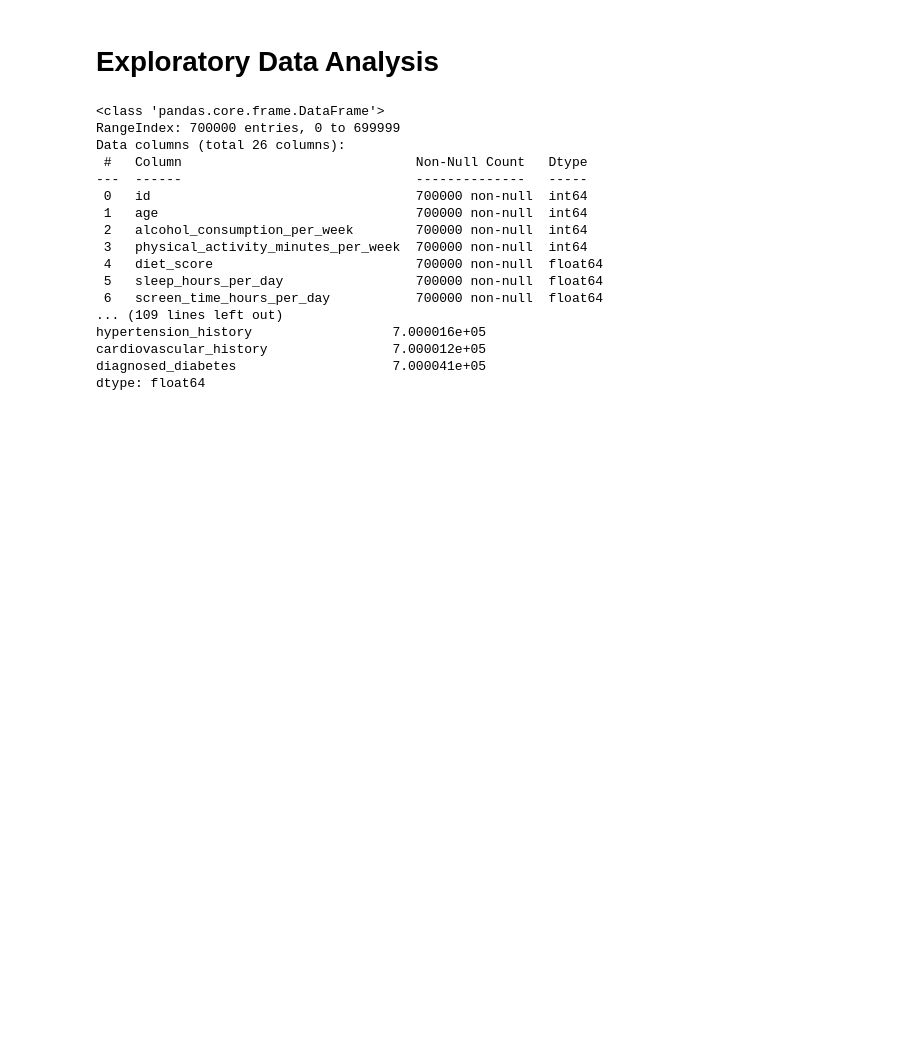
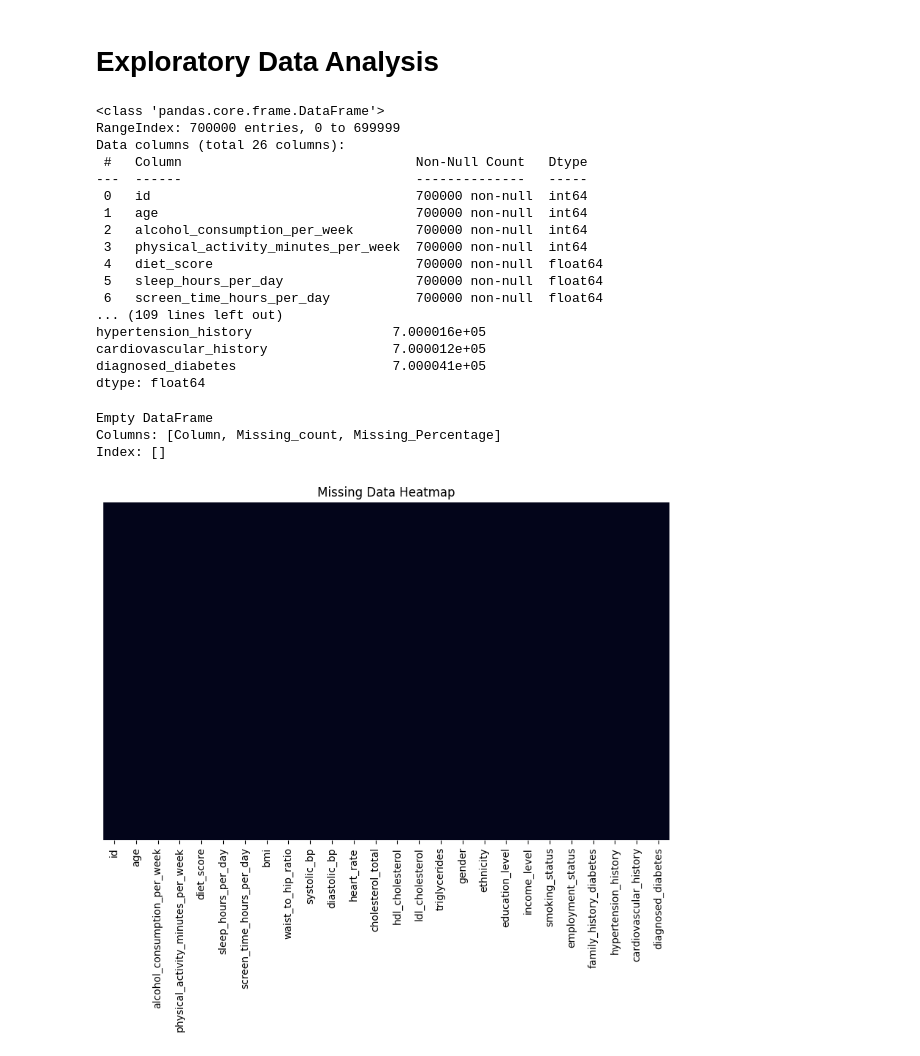
Before and after one commit to saadyaq/diabetes_prediction_challenge, a Jupyter notebook: main.ipynb, the cells around one changed output. Saved outputs shown, nothing was run; the diff lists cells and outputs as text; code cells hidden in the pictures; blank space fills up the shorter version.

```diff
--- a/main.ipynb
+++ b/main.ipynb
@@ -88,0 +86,24 @@ missing_pct=(missing/len(df_train))*1000
+# %%
+#count missing values
+
+missing=df_train.isnull().sum()
+missing_pct=(missing/len(df_train))*1000
+missing_df=pd.DataFrame({
+    "Column":missing.index,
+    "Missing_count": missing.values,
+    "Missing_Percentage": missing_pct.values
+})
+
+missing_df=missing_df[missing_df["Missing_count"]>0].sort_values("Missing_count",ascending=False)
+print(missing_df)
+
+# Visualize missing data
+plt.figure(figsize=(10, 6))
+sns.heatmap(df_train.isnull(), cbar=False, yticklabels=False)
+plt.title('Missing Data Heatmap')
+plt.show()
+# %% [output]
+Empty DataFrame
+Columns: [Column, Missing_count, Missing_Percentage]
+Index: []
+[figure, added]
```
Also changed, not shown: parts of 5 cells of this notebook.
